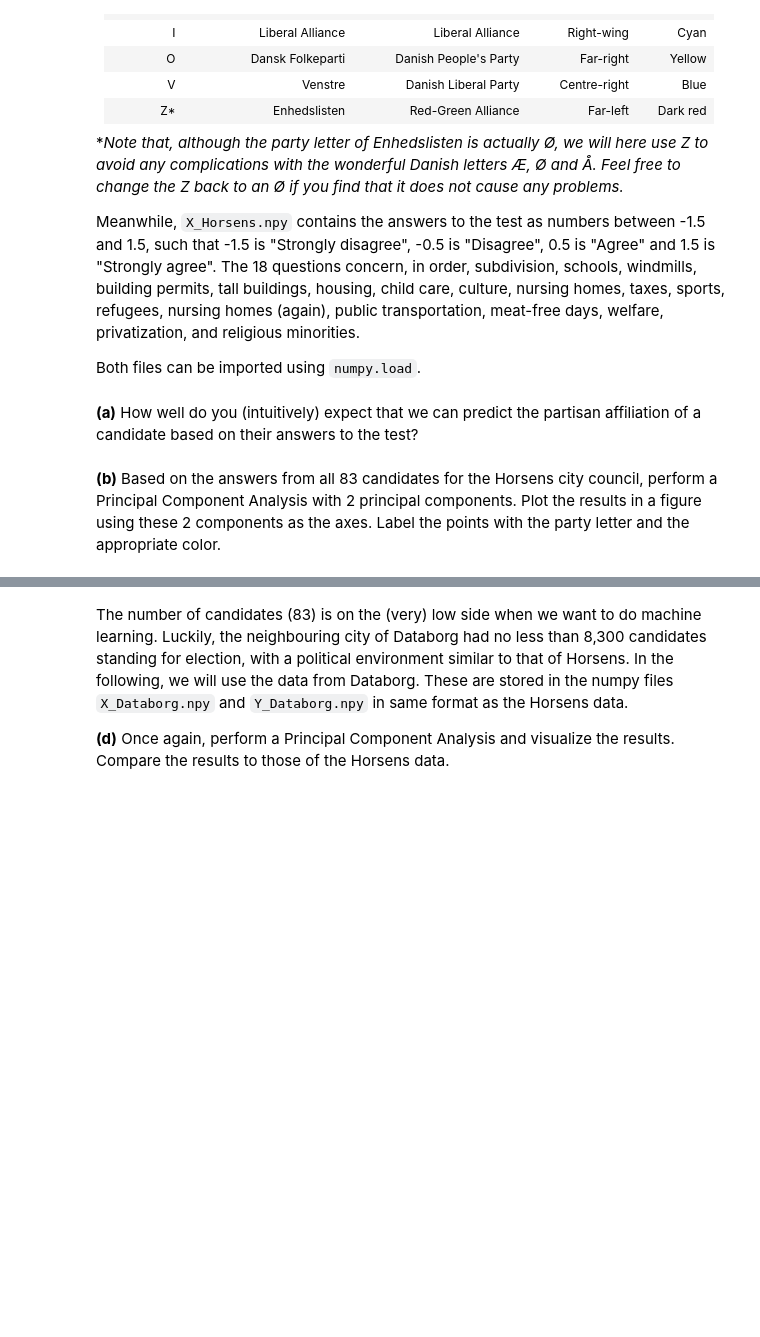
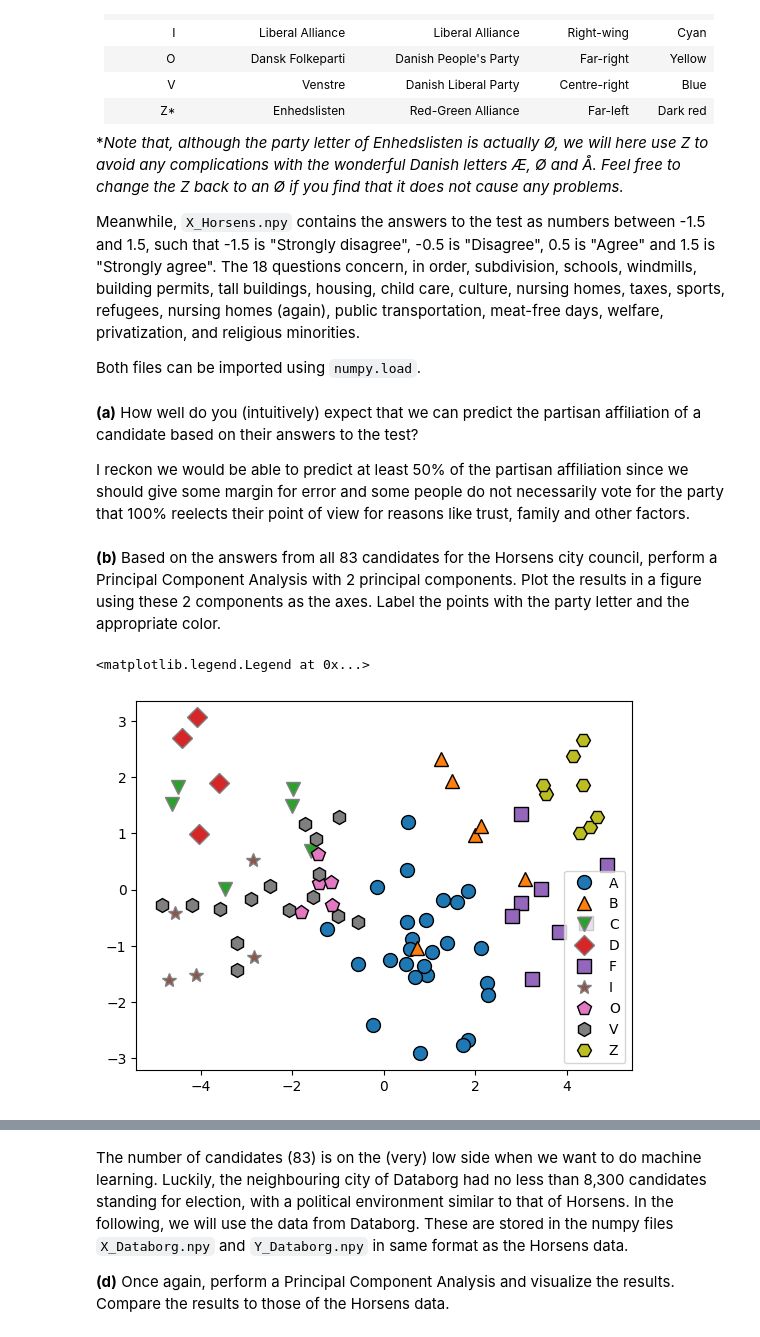
Before and after one commit to fanimator12/MachineLearning_Project, a Jupyter notebook: MAL1 Project 2022.ipynb, the cells around one changed output, grey strips where cells are left out. Drawn from its saved outputs; the diff is of its cells as text; code cells hidden in the pictures; blank space fills up the shorter version.

```diff
--- a/MAL1 Project 2022.ipynb
+++ b/MAL1 Project 2022.ipynb
@@ -195,7 +189,29 @@ Meanwhile, `X_Horsens.npy` contains the answers to the test as numbers between -
 Both files can be imported using `numpy.load`.
 # %% [markdown]
 __(a)__ How well do you (intuitively) expect that we can predict the partisan affiliation of a candidate based on their answers to the test?
+
+I reckon we would be able to predict at least 50% of the partisan affiliation since we should give some margin for error and some people do not necessarily vote for the party that 100% reelects their point of view for reasons like trust, family and other factors.
 # %% [markdown]
 __(b)__ Based on the answers from all 83 candidates for the Horsens city council, perform a Principal Component Analysis with 2 principal components. Plot the results in a figure using these 2 components as the axes. Label the points with the party letter and the appropriate color.
+# %%
+import mglearn
+import numpy as np
+import matplotlib.pyplot as plt
+from sklearn.decomposition import PCA
+import pandas as pd
+
+data = np.load("4 The Local Elections/X_Horsens.npy")
+labels = np.load("4 The Local Elections/Y_Horsens.npy")
+
+pca = PCA(n_components=2)
+principalComponents = pca.fit_transform(data)
+principalDf = pd.DataFrame(data = principalComponents
+             , columns = ['PC1', 'PC2'])
+
+mglearn.discrete_scatter(principalDf.PC1, principalDf.PC2, labels)
+plt.legend()
+# %% [output]
+<matplotlib.legend.Legend at 0x...>
+[figure, added]
 # %% [markdown]
 __(c)__ Comment on the results. You may consider the following questions for inspiration: Can the political parties be separated? Can the typical distinction of "left-wing" and "right-wing" be discerned? Which of the 18 questions (features) are most important?
```
Also changed, not shown: parts of 24 cells of this notebook.
